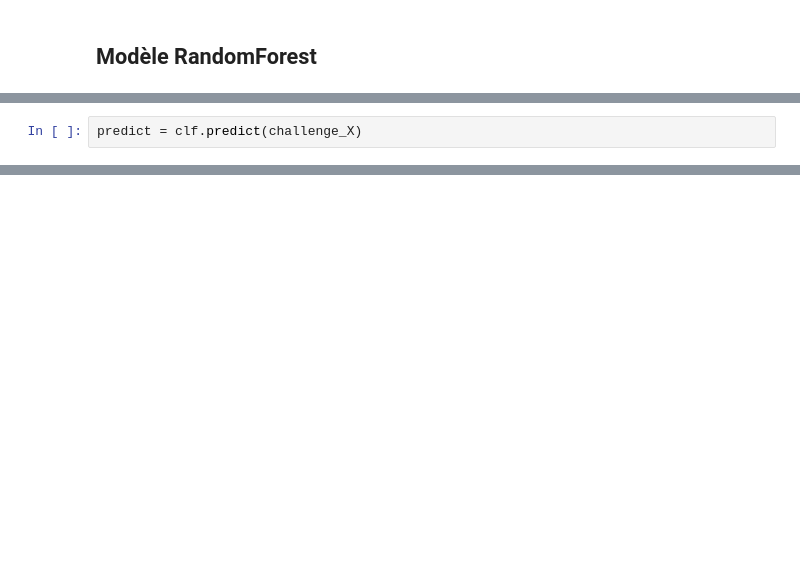
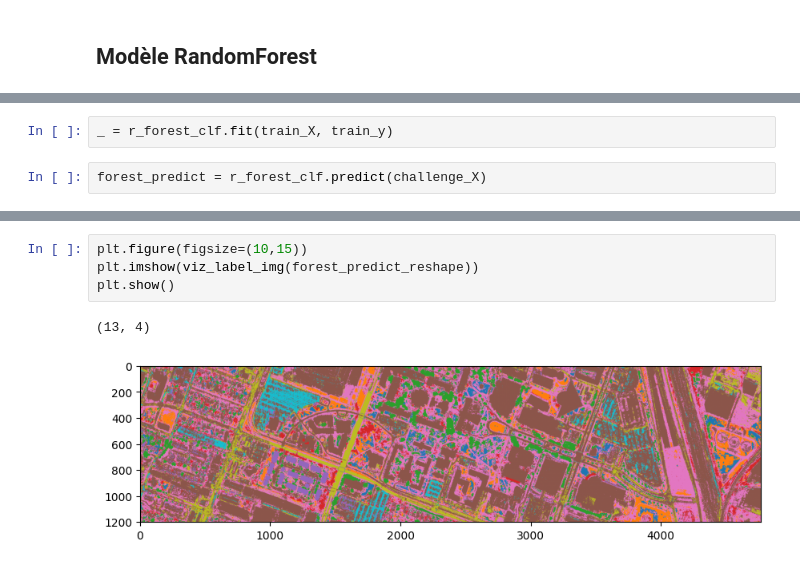
Before and after one commit to eliiks/godet_buche_lambert_challenge_apprentissage_auto, a Jupyter notebook: projet.ipynb, the cells around one changed output, grey strips where cells are left out. Drawn from its saved outputs; the diff is of its cells as text; blank space fills up the shorter version.

```diff
--- a/projet.ipynb
+++ b/projet.ipynb
@@ -210,2 +234,4 @@ RandomForestClassifier(max_depth=25, n_estimators=25, n_jobs=8, random_state=0)
+# %%
+_ = r_forest_clf.fit(train_X, train_y)
 # %%
-predict = clf.predict(challenge_X)
+forest_predict = r_forest_clf.predict(challenge_X)
@@ -220,0 +305,7 @@ plt.show()
+# %%
+plt.figure(figsize=(10,15))
+plt.imshow(viz_label_img(forest_predict_reshape))
+plt.show()
+# %% [output]
+(13, 4)
+[figure, added]
```
Also changed, not shown: parts of 29 cells of this notebook.
